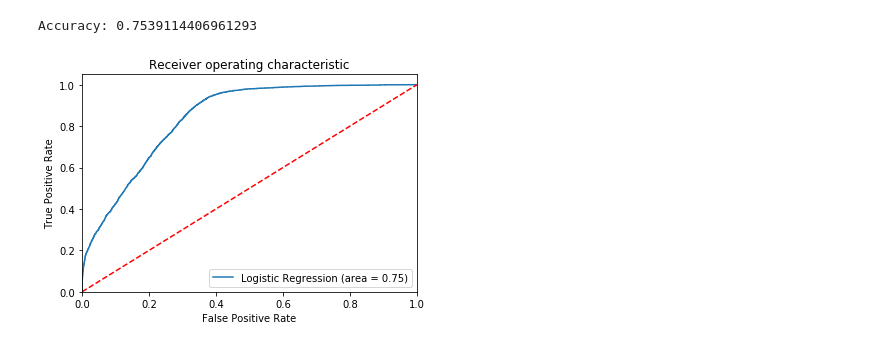
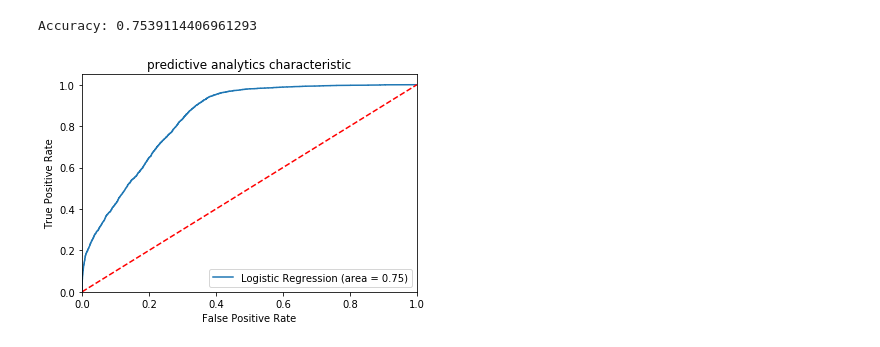
Before and after one commit to vrc-vinodh/HR-Analytics-Practice-Dataset, a Jupyter notebook: logistic-regression-model.ipynb, the cells around one changed output. Drawn from its saved outputs; the diff is of its cells as text; code cells hidden in the pictures.

```diff
--- a/logistic-regression-model.ipynb
+++ b/logistic-regression-model.ipynb
@@ -162,16 +159,16 @@ from sklearn.metrics import roc_curve
 # %%
 logit_roc_auc = roc_auc_score(Y_test, lrmodel.predict(X_test))
 fpr, tpr, thresholds = roc_curve(Y_test, lrmodel.predict_proba(X_test)[:,1])
 plt.figure()
 plt.plot(fpr, tpr, label='Logistic Regression (area = %0.2f)' % logit_roc_auc)
 plt.plot([0, 1], [0, 1],'r--')
 plt.xlim([0.0, 1.0])
 plt.ylim([0.0, 1.05])
 plt.xlabel('False Positive Rate')
 plt.ylabel('True Positive Rate')
-plt.title('Receiver operating characteristic')
+plt.title('predictive analytics characteristic')
 plt.legend(loc="lower right")
 plt.savefig('Log_ROC')
 plt.show()
 # %% [output]
-[figure, old version]
+[figure, new version]
```
Also changed, not shown: parts of 2 cells of this notebook, 2 other files.
